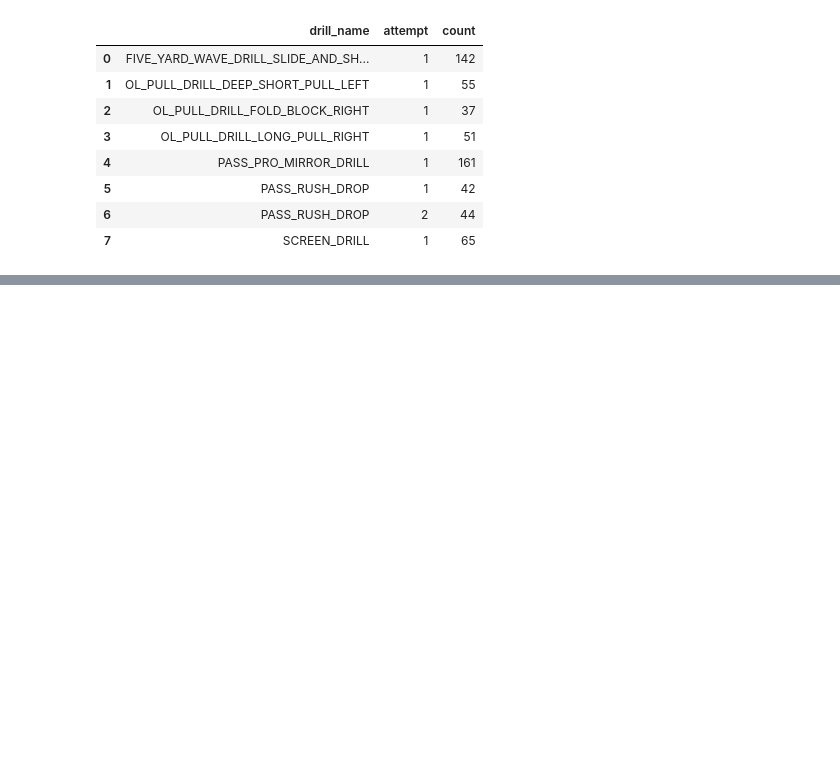
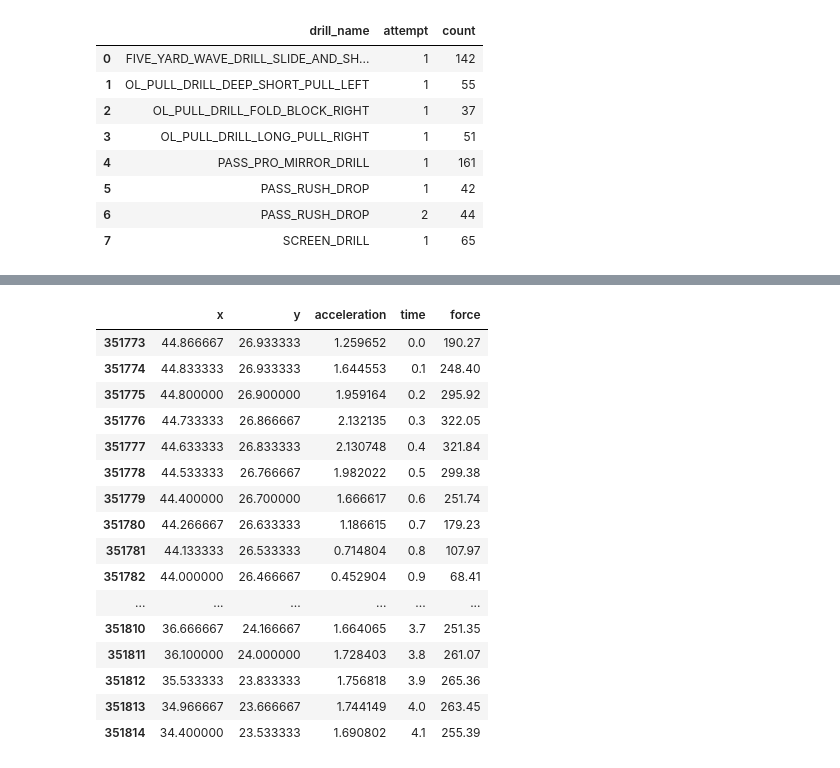
Before and after one commit to hankike/Big_Data_Bowl_27, a Jupyter notebook: combine.ipynb, the cells around one changed output, grey strips where cells are left out. Saved outputs shown, nothing was run; the diff lists cells and outputs as text; code cells hidden in the pictures; blank space fills up the shorter version.

```diff
--- a/combine.ipynb
+++ b/combine.ipynb
@@ -136,0 +163,20 @@ plt.show()
+# %%
+pass_rush_drop
+# %% [output]
+|  | x | y | acceleration | time | force |
+| 351773 | 44.866667 | 26.933333 | 1.259652 | 0.0 | 190.27 |
+| 351774 | 44.833333 | 26.933333 | 1.644553 | 0.1 | 248.40 |
+| 351775 | 44.800000 | 26.900000 | 1.959164 | 0.2 | 295.92 |
+| 351776 | 44.733333 | 26.866667 | 2.132135 | 0.3 | 322.05 |
+| 351777 | 44.633333 | 26.833333 | 2.130748 | 0.4 | 321.84 |
+| 351778 | 44.533333 | 26.766667 | 1.982022 | 0.5 | 299.38 |
+| 351779 | 44.400000 | 26.700000 | 1.666617 | 0.6 | 251.74 |
+| 351780 | 44.266667 | 26.633333 | 1.186615 | 0.7 | 179.23 |
+| 351781 | 44.133333 | 26.533333 | 0.714804 | 0.8 | 107.97 |
+| 351782 | 44.000000 | 26.466667 | 0.452904 | 0.9 | 68.41 |
+| ... | ... | ... | ... | ... | ... |
+| 351810 | 36.666667 | 24.166667 | 1.664065 | 3.7 | 251.35 |
+| 351811 | 36.100000 | 24.000000 | 1.728403 | 3.8 | 261.07 |
+| 351812 | 35.533333 | 23.833333 | 1.756818 | 3.9 | 265.36 |
+| 351813 | 34.966667 | 23.666667 | 1.744149 | 4.0 | 263.45 |
+| 351814 | 34.400000 | 23.533333 | 1.690802 | 4.1 | 255.39 |
```
Also changed, not shown: parts of 11 cells of this notebook, 1 other file.
